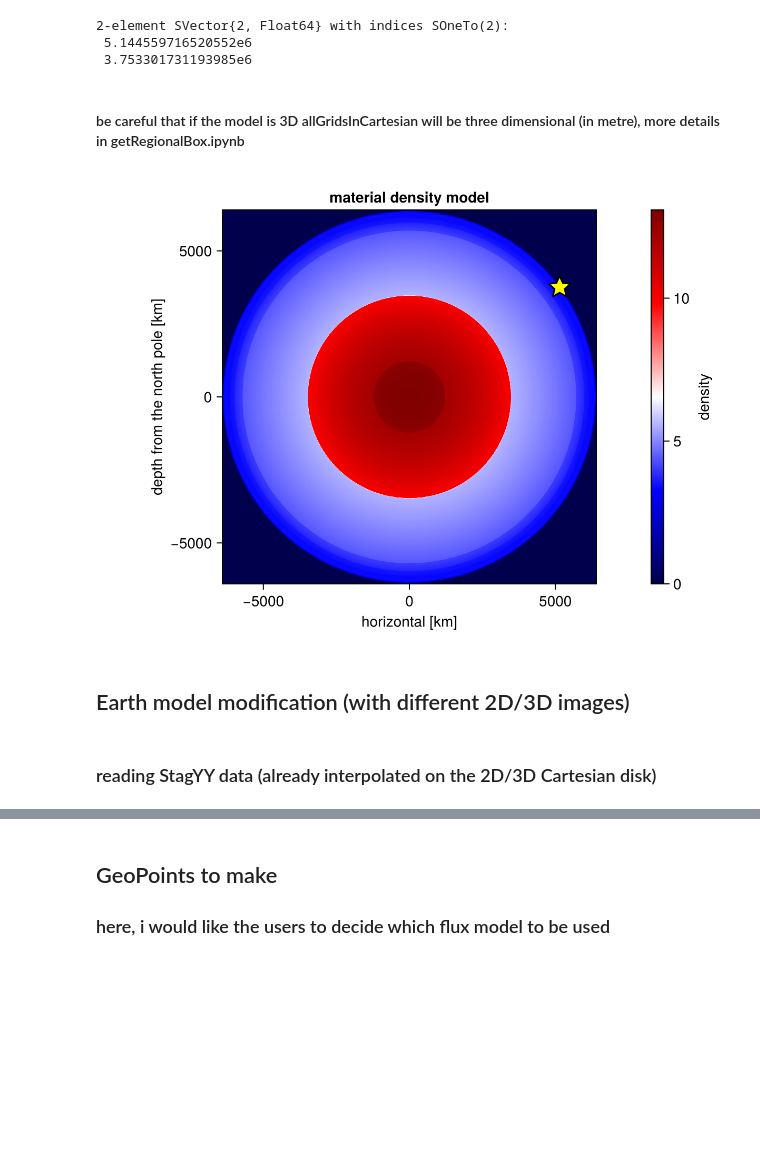
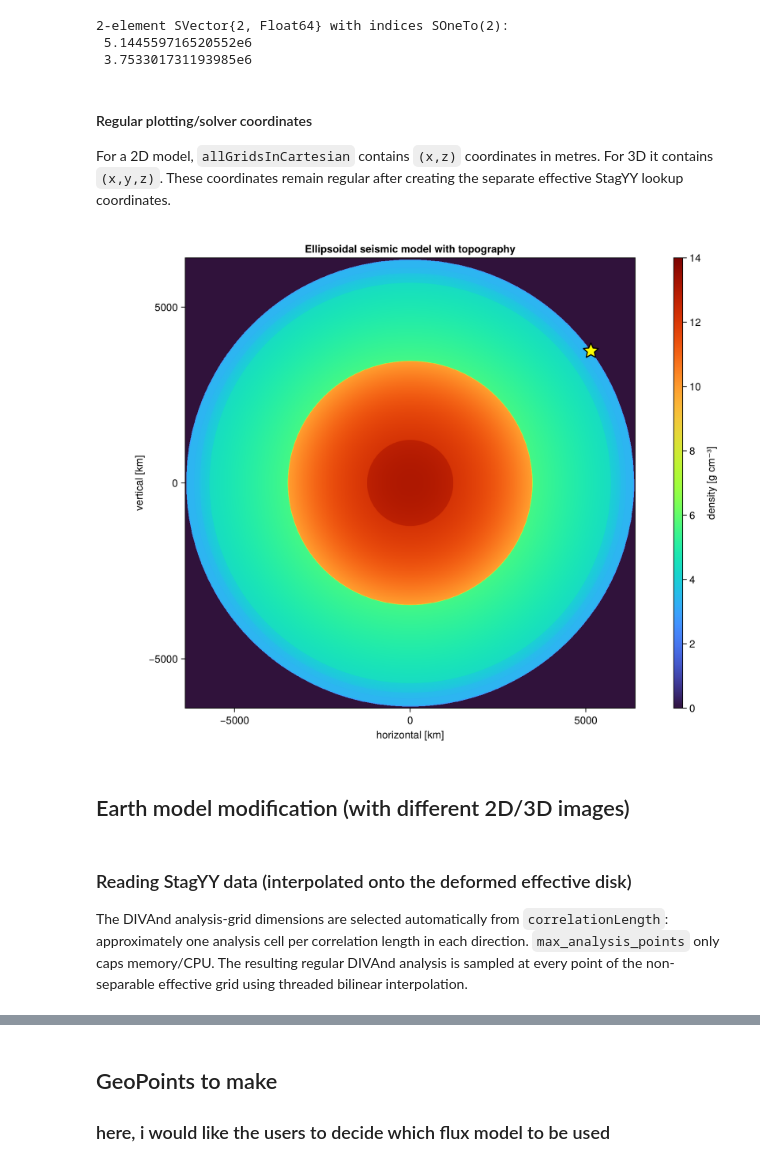
Before and after one commit to seismobassoon/flexOPT, a Jupyter notebook: notebooks/neutrinoPropagation.ipynb, the cells around one changed output, grey strips where cells are left out. Cells and saved outputs as stored; diff of their text form; code cells hidden in the pictures; blank space fills up the shorter version.

```diff
--- a/notebooks/neutrinoPropagation.ipynb
+++ b/notebooks/neutrinoPropagation.ipynb
@@ -124,3 +128,11 @@ centreOption = "centreOfPlanet"
 # %%
-seismicModel=lazyProduceOrLoad("seismicModel2Dsparse",getParamsWithoutTopo,boxGrids.allGridsInGeoPoints,boxGrids.effectiveRadii)
+topographyPrecisionKm = 5.0
+seismicCacheName = "seismicModel2D_topography_$(topographyPrecisionKm)km"
+seismicModel = lazyProduceOrLoad(
+    seismicCacheName,
+    getParamsAndTopo,
+    boxGrids.allGridsInGeoPoints,
+    copy(boxGrids.effectiveRadii),
+    topographyPrecisionKm,
+)
 # %% [output]
@@ -163,35 +205,48 @@ detectorPointFlat = GeoPoint(detectorPoint.lat, modifiedLongitude2Disk; alt = de
  5.144559716520552e6
  3.753301731193985e6
 # %% [markdown]
-#### be careful that if the model is 3D allGridsInCartesian will be three dimensional (in metre), more details in getRegionalBox.ipynb
+#### Regular plotting/solver coordinates
+
+For a 2D model, `allGridsInCartesian` contains `(x,z)` coordinates in metres. For 3D it contains `(x,y,z)`. These coordinates remain regular after creating the separate effective StagYY lookup coordinates.
 # %%
+Nx, Nz = size(seismicModel.ρ)
+xvals = [p.xz[1] for p in boxGrids.allGridsInCartesian[:, 1]] .* 1e-3
+zvals = [p.xz[2] for p in boxGrids.allGridsInCartesian[1, :]] .* 1e-3
 
-Nx,Nz=size(seismicModel.ρ)
-xvals = [p.xz[1] for p in boxGrids.allGridsInCartesian[:,1]]*1.e-3
-zvals = [p.xz[2] for p in boxGrids.allGridsInCartesian[1,:]]*1.e-3
-fig, ax, hm = CairoMakie.heatmap(
-    #topo.x,topo.y,topo.z';
-    #collect((0:1:(Nx-1)).*Δx).*1.e-3,(collect(0:1:(Nz-1)).*Δz.+altMin).*1.e-3, seismicModel.ρ;
-    xvals, zvals, seismicModel.ρ;
-    colormap = :seismic,
-    #colorrange=(0,4),
-    axis = (aspect = DataAspect(), xlabel = "horizontal [km]", ylabel = "depth from the north pole [km]", title = "material density model")
+figSeismic = Figure(size=(850, 700))
+axSeismic = Axis(
+    figSeismic[1, 1];
+    aspect=DataAspect(),
+    xlabel="horizontal [km]",
+    ylabel="vertical [km]",
+    title="Ellipsoidal seismic model with topography",
 )
-CairoMakie.scatter!(
-    ax,
-    [detectorLocal[1]]*1.e-3, [detectorLocal[2]]*1.e-3;
-    marker = :star5,
-    markersize = 24,
-    color = :yellow,
-    strokecolor = :black,
-    strokewidth = 1.5,
+hmSeismic = heatmap!(
+    axSeismic,
+    xvals,
+    zvals,
+    seismicModel.ρ;
+    colormap=:turbo,
+    colorrange=(0, 14),
 )
-Colorbar(fig[1,2], hm, label="density")
-fig
+scatter!(
+    axSeismic,
+    [detectorLocal[1] * 1e-3],
+    [detectorLocal[2] * 1e-3];
+    marker=:star5,
+    markersize=24,
+    color=:yellow,
+    strokecolor=:black,
+    strokewidth=1.5,
+)
+Colorbar(figSeismic[1, 2], hmSeismic; label="density [g cm⁻³]")
+figSeismic
 # %% [output]
-[figure, old version]
+[figure, new version]
 # %% [markdown]
 ## Earth model modification (with different 2D/3D images)
 # %% [markdown]
-### reading StagYY data (already interpolated on the 2D/3D Cartesian disk)
+### Reading StagYY data (interpolated onto the deformed effective disk)
+
+The DIVAnd analysis-grid dimensions are selected automatically from `correlationLength`: approximately one analysis cell per correlation length in each direction. `max_analysis_points` only caps memory/CPU. The resulting regular DIVAnd analysis is sampled at every point of the non-separable effective grid using threaded bilinear interpolation.
 # %%
```
Also changed, not shown: parts of 8 cells of this notebook, 6 other files.
